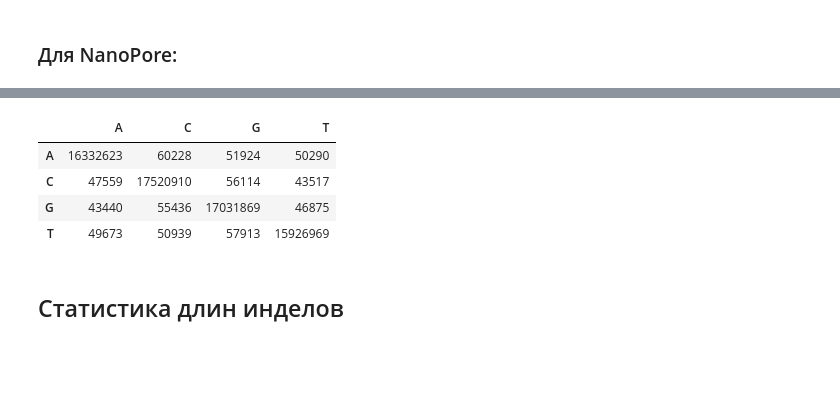
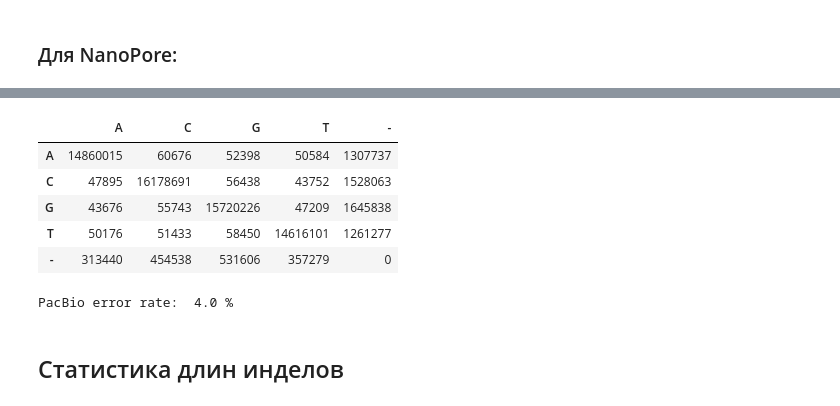
Before and after one commit to vkpankov/BioInfML, a Jupyter notebook: NGS/HW3.ipynb, the cells around one changed output, grey strips where cells are left out. Saved outputs shown, nothing was run; the diff lists cells and outputs as text; code cells hidden in the pictures; blank space fills up the shorter version.

```diff
--- a/NGS/HW3.ipynb
+++ b/NGS/HW3.ipynb
@@ -89,11 +120,19 @@ getSubsMatrix("data/HW3/reference.fasta", "data/HW3/nanopore_sorted.bam")
 # %%
-getSubsMatrix("data/HW3/reference.fasta", "data/HW3/pacbio_sorted.bam")
+pb_matrix, bad_count = getSubsMatrix("/mnt/d/NGS/data/HW3/reference.fasta", "/mnt/d/NGS/data/HW3/pacbio_sorted.bam")
-# %% [output]
-|  | A | C | G | T |
-| A | 16332623 | 60228 | 51924 | 50290 |
-| C | 47559 | 17520910 | 56114 | 43517 |
-| G | 43440 | 55436 | 17031869 | 46875 |
-| T | 49673 | 50939 | 57913 | 15926969 |
+# %%
+pb_matrix
+# %% [output]
+|  | A | C | G | T | - |
+| A | 14860015 | 60676 | 52398 | 50584 | 1307737 |
+| C | 47895 | 16178691 | 56438 | 43752 | 1528063 |
+| G | 43676 | 55743 | 15720226 | 47209 | 1645838 |
+| T | 50176 | 51433 | 58450 | 14616101 | 1261277 |
+| - | 313440 | 454538 | 531606 | 357279 | 0 |
+# %%
+total_length = estimateReadsTotalLength("/mnt/d/NGS/data/HW3/pacbio_sorted.bam")
+print "PacBio error rate: ", round(1.0*bad_count/total_length,3)*100,"%"
+# %% [output]
+PacBio error rate:  4.0 %
 # %% [markdown]
 ## Статистика длин инделов
 # %%
```
Also changed, not shown: parts of 10 cells of this notebook.
